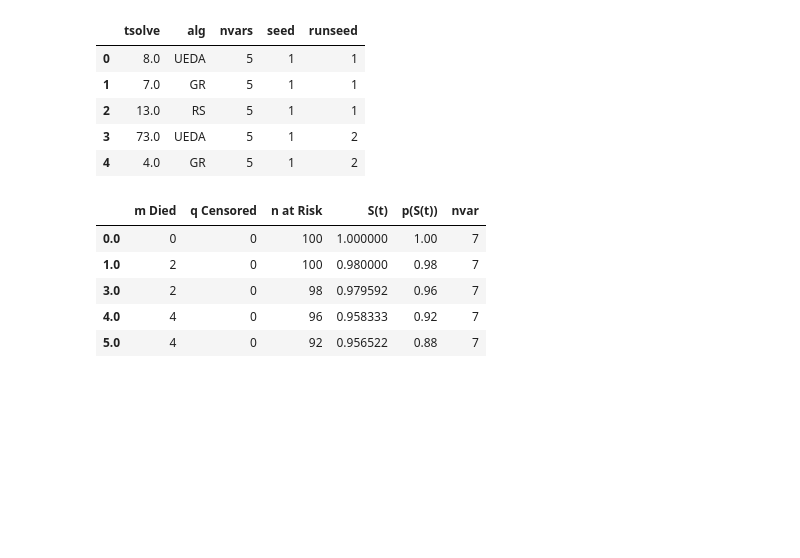
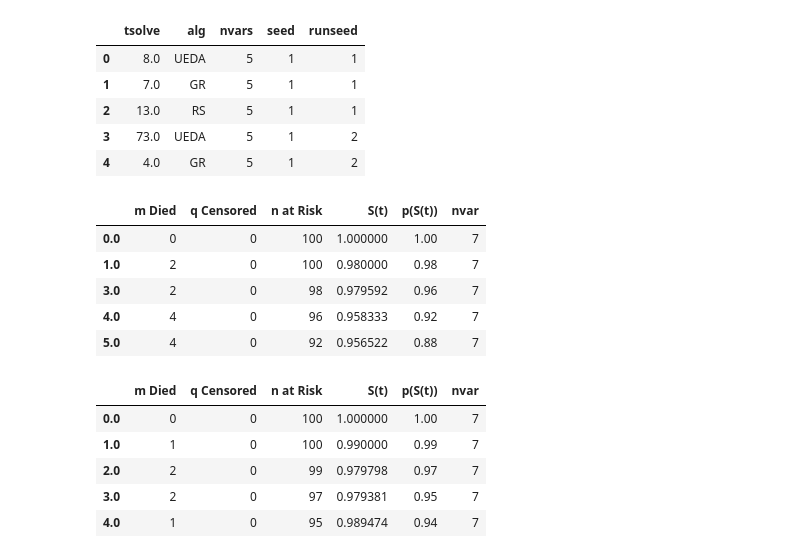
Before and after one commit to denizterzioglu/sabbo, a Jupyter notebook: ANotebook.ipynb, the cells around one changed output. Saved outputs shown, nothing was run; the diff lists cells and outputs as text; code cells hidden in the pictures; blank space fills up the shorter version.

```diff
--- a/ANotebook.ipynb
+++ b/ANotebook.ipynb
@@ -1203,4 +1196,13 @@ MNQDf1.head()
 | 3.0 | 2 | 0 | 98 | 0.979592 | 0.96 | 7 |
 | 4.0 | 4 | 0 | 96 | 0.958333 | 0.92 | 7 |
 | 5.0 | 4 | 0 | 92 | 0.956522 | 0.88 | 7 |
+# %%
+MNQDf3.head()
+# %% [output]
+|  | m Died | q Censored | n at Risk | S(t) | p(S(t)) | nvar |
+| 0.0 | 0 | 0 | 100 | 1.000000 | 1.00 | 7 |
+| 1.0 | 1 | 0 | 100 | 0.990000 | 0.99 | 7 |
+| 2.0 | 2 | 0 | 99 | 0.979798 | 0.97 | 7 |
+| 3.0 | 2 | 0 | 97 | 0.979381 | 0.95 | 7 |
+| 4.0 | 1 | 0 | 95 | 0.989474 | 0.94 | 7 |
 # %%
```
Also changed, not shown: parts of 8 cells of this notebook.
